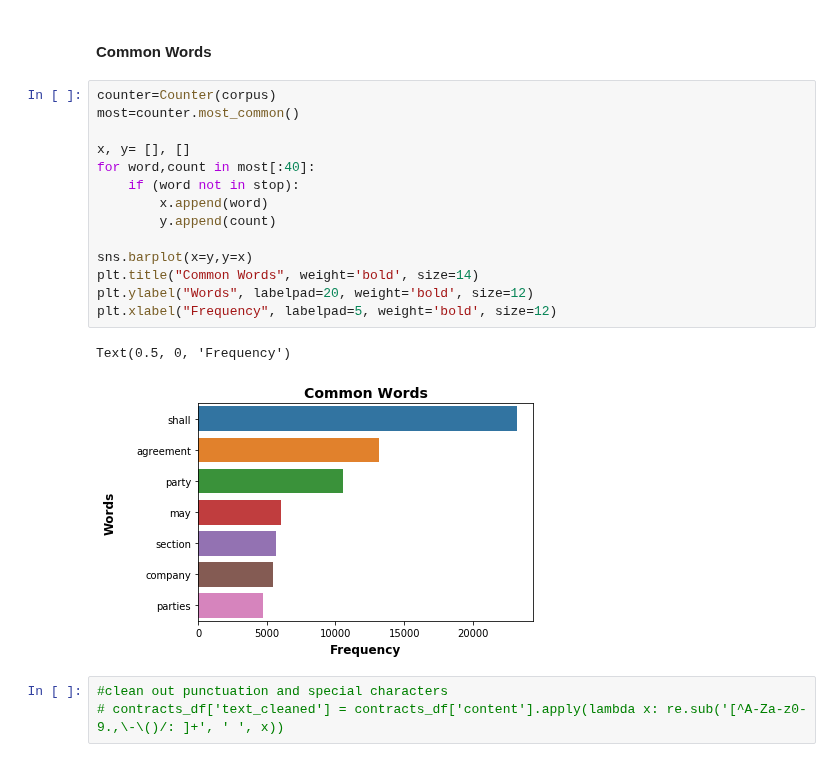
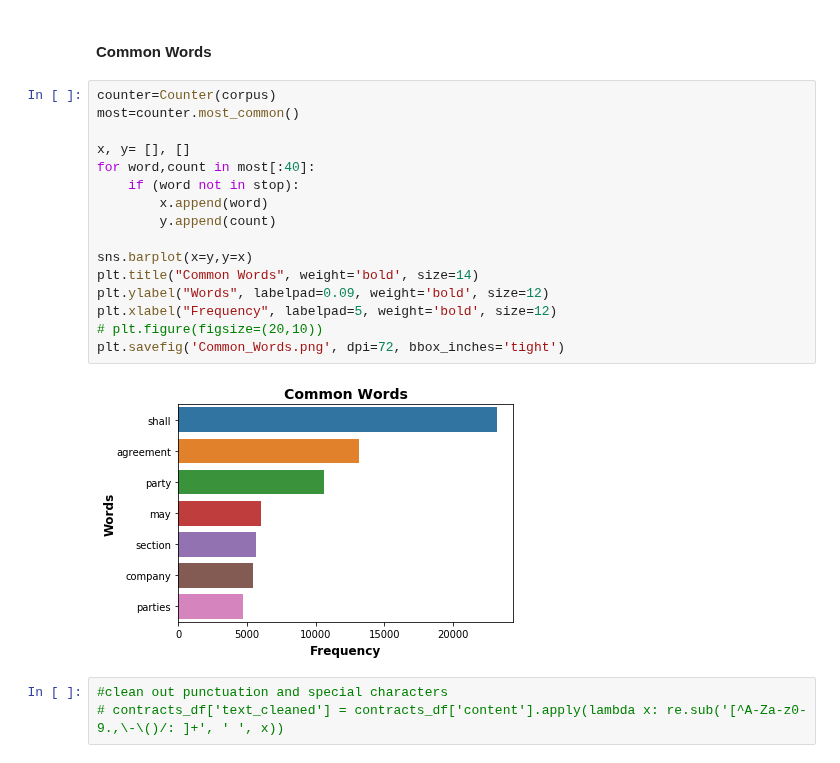
Before and after one commit to dian-farah/IS450TextMiningG2T2, a Jupyter notebook: EDA/Preliminary Results - Frequency and N-gram Analysis.ipynb, the cells around one changed output. Drawn from its saved outputs; the diff is of its cells as text.

```diff
--- a/EDA/Preliminary Results - Frequency and N-gram Analysis.ipynb
+++ b/EDA/Preliminary Results - Frequency and N-gram Analysis.ipynb
@@ -258,20 +262,21 @@ Text(0, 0.5, 'Frequency')
 # %%
 counter=Counter(corpus)
 most=counter.most_common()
 
 x, y= [], []
 for word,count in most[:40]:
     if (word not in stop):
         x.append(word)
         y.append(count)
 
 sns.barplot(x=y,y=x)
 plt.title("Common Words", weight='bold', size=14)
-plt.ylabel("Words", labelpad=20, weight='bold', size=12)
+plt.ylabel("Words", labelpad=0.09, weight='bold', size=12)
 plt.xlabel("Frequency", labelpad=5, weight='bold', size=12)
+# plt.figure(figsize=(20,10))
+plt.savefig('Common_Words.png', dpi=72, bbox_inches='tight')
 # %% [output]
-Text(0.5, 0, 'Frequency')
-[figure, old version]
+[figure, new version]
 # %%
 #clean out punctuation and special characters
 # contracts_df['text_cleaned'] = contracts_df['content'].apply(lambda x: re.sub('[^A-Za-z0-9.,\-\()/: ]+', ' ', x))
```
Also changed, not shown: parts of 6 cells of this notebook, 7 other files.
